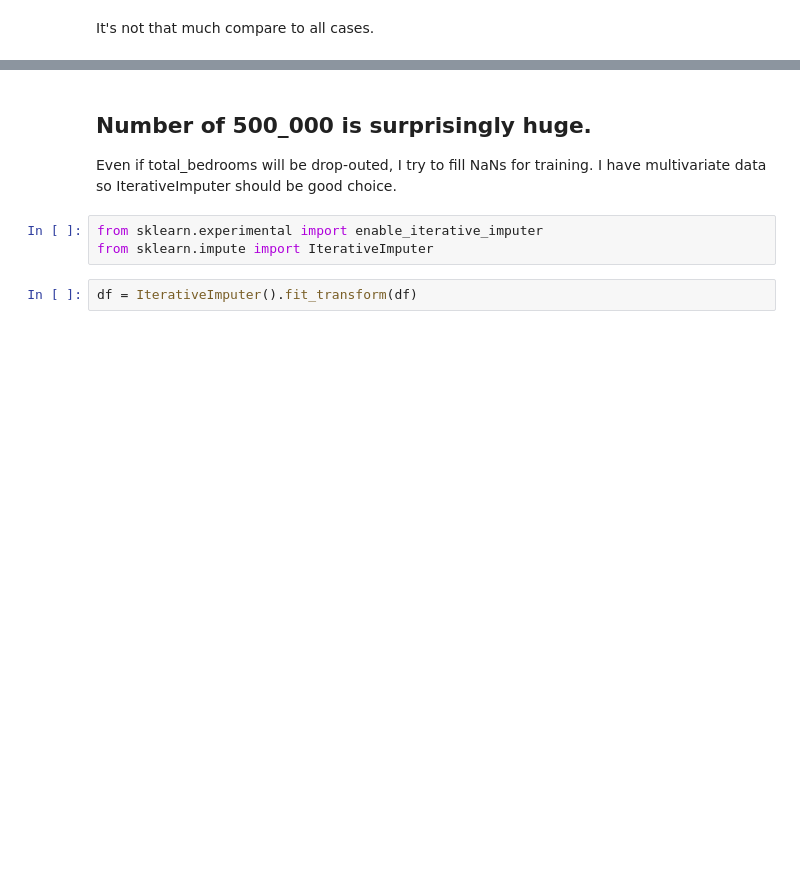
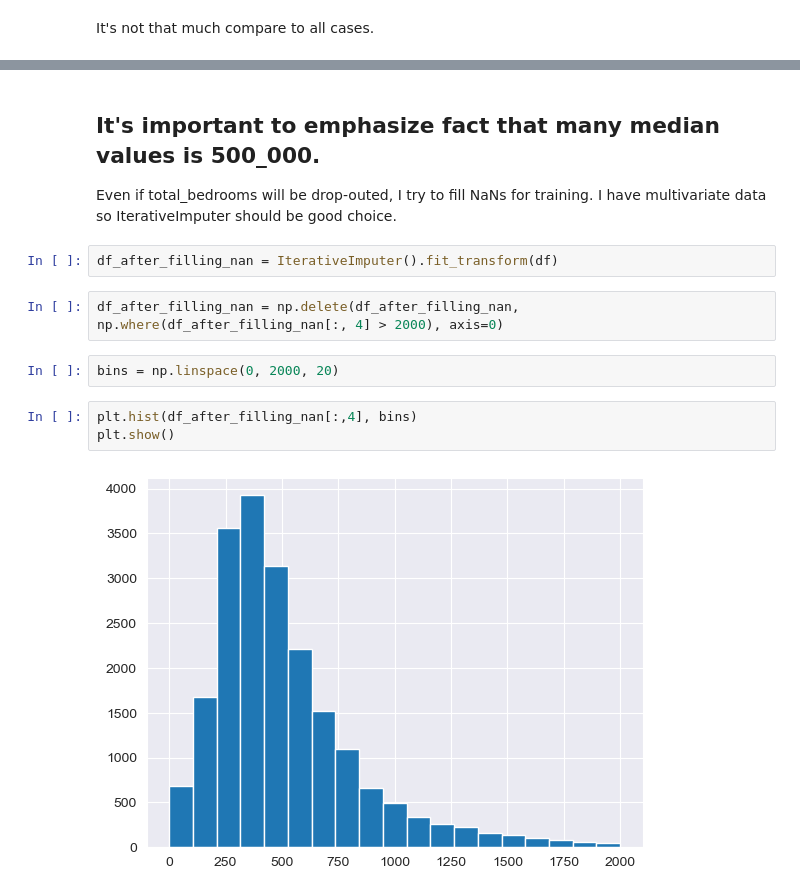
Before and after one commit to Hidennnn/HouseValue, a Jupyter notebook: data_exploring.ipynb, the cells around one changed output, grey strips where cells are left out. Cells and saved outputs as stored; diff of their text form; blank space fills up the shorter version.

```diff
--- a/data_exploring.ipynb
+++ b/data_exploring.ipynb
@@ -97,10 +169,16 @@ plt.show()
 # %% [markdown]
-Number of 500_000 is surprisingly huge.
+It's important to emphasize fact that many median values is 500_000.
 ------------
 Even if total_bedrooms will be drop-outed, I try to fill NaNs for training.
 I have multivariate data so IterativeImputer should be good choice.
-# %%
-from sklearn.experimental import enable_iterative_imputer
-from sklearn.impute import IterativeImputer
 # %%
-df = IterativeImputer().fit_transform(df)
+df_after_filling_nan = IterativeImputer().fit_transform(df)
+# %%
+df_after_filling_nan = np.delete(df_after_filling_nan, np.where(df_after_filling_nan[:, 4] > 2000), axis=0)
+# %%
+bins = np.linspace(0, 2000, 20)
+# %%
+plt.hist(df_after_filling_nan[:,4], bins)
+plt.show()
+# %% [output]
+[figure, added]
```
Also changed, not shown: parts of 30 cells of this notebook, 4 other files.
